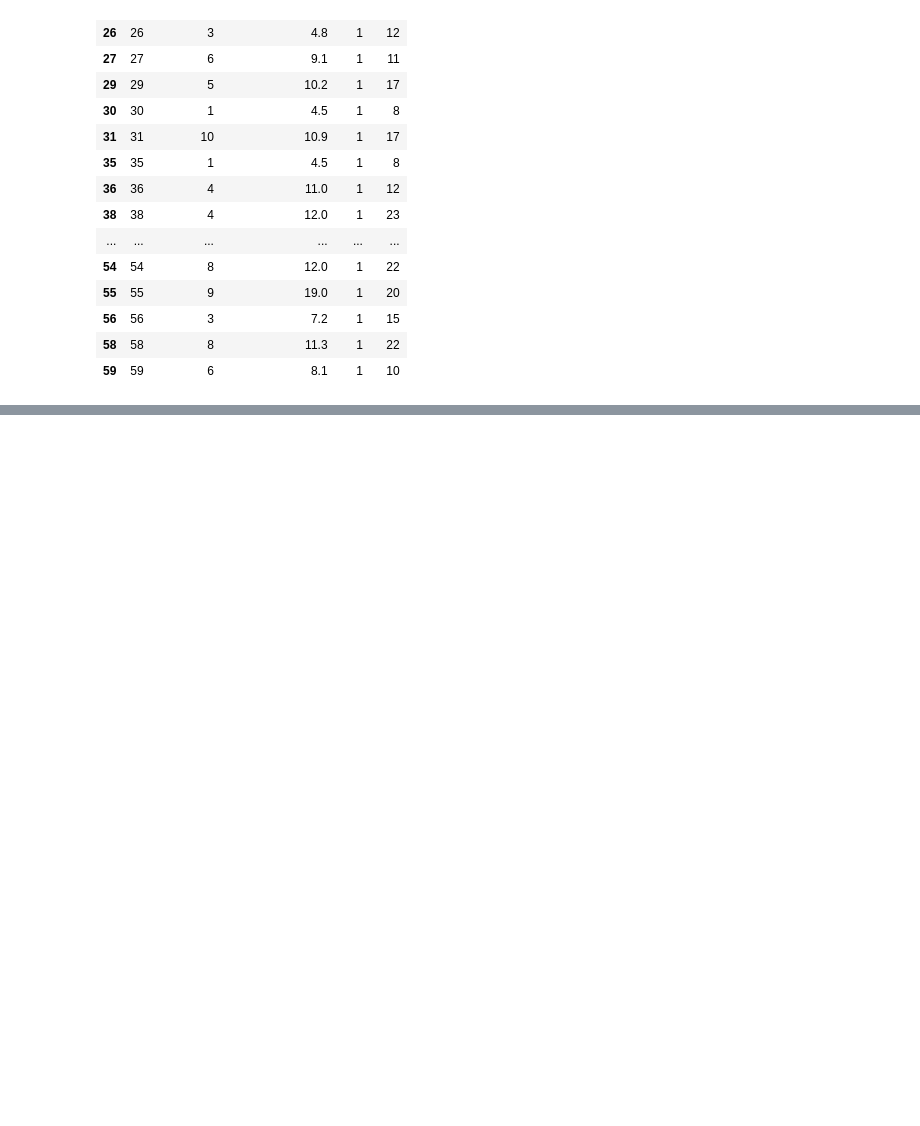
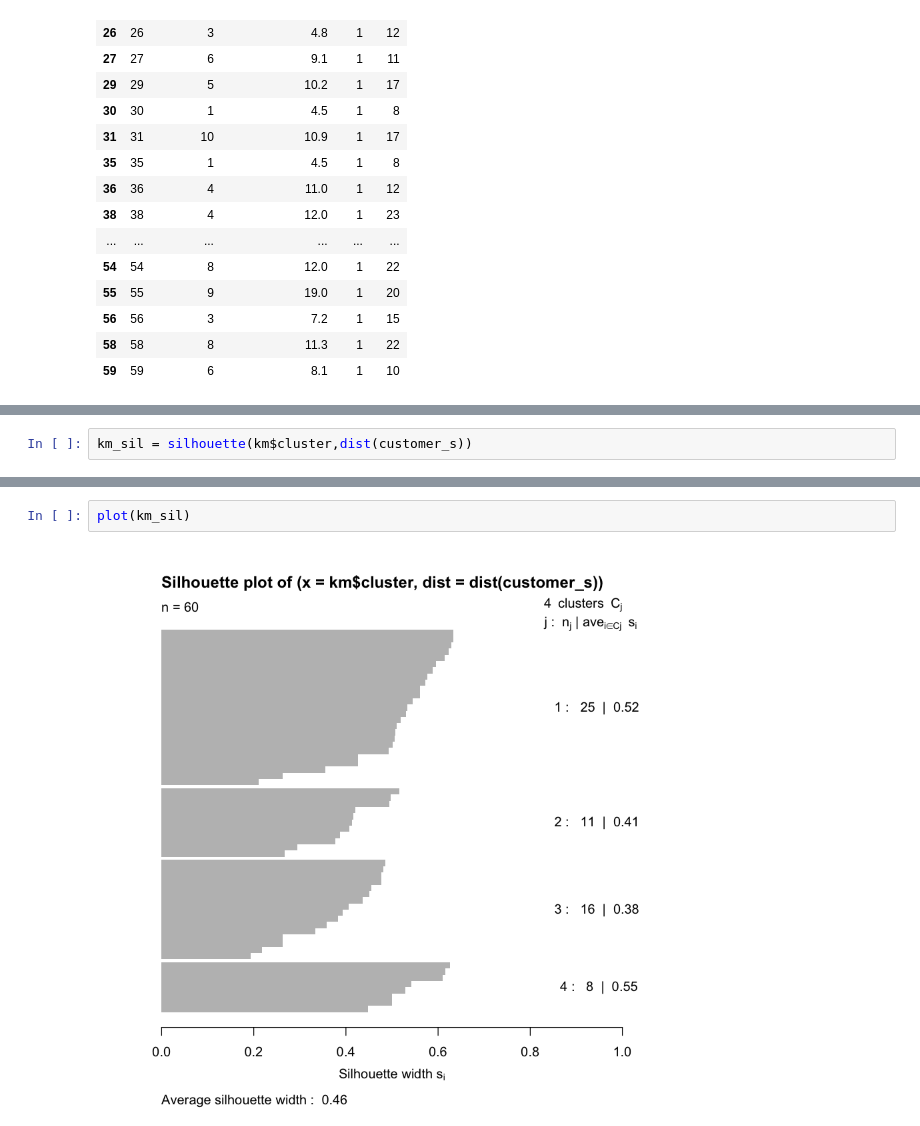
Before and after one commit to YuHsuanLin/riii, a Jupyter notebook: cb102/cb102_20180824.ipynb, the cells around one changed output, grey strips where cells are left out. Cells and saved outputs as stored; diff of their text form; blank space fills up the shorter version.

```diff
--- a/cb102/cb102_20180824.ipynb
+++ b/cb102/cb102_20180824.ipynb
@@ -215,0 +253,2 @@ customer[km$cluster == 1,]
+# %%
+km_sil = silhouette(km$cluster,dist(customer_s))
@@ -215,0 +275,4 @@ customer[km$cluster == 1,]
+# %%
+plot(km_sil)
+# %% [output]
+[figure, added]
```
Also changed, not shown: parts of 25 cells of this notebook.
